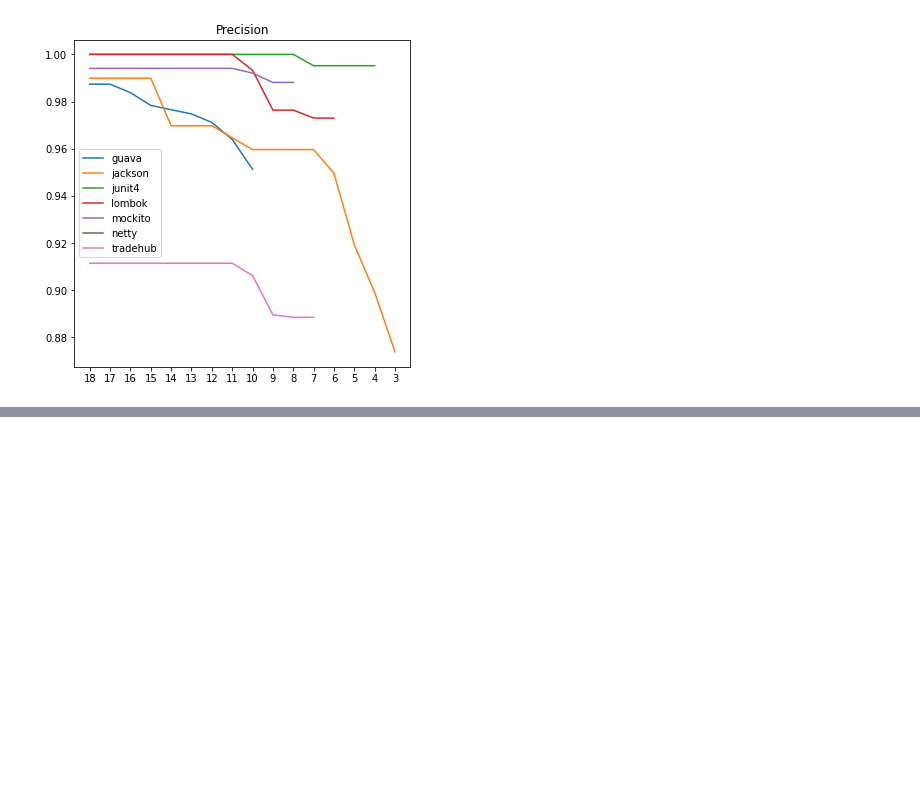
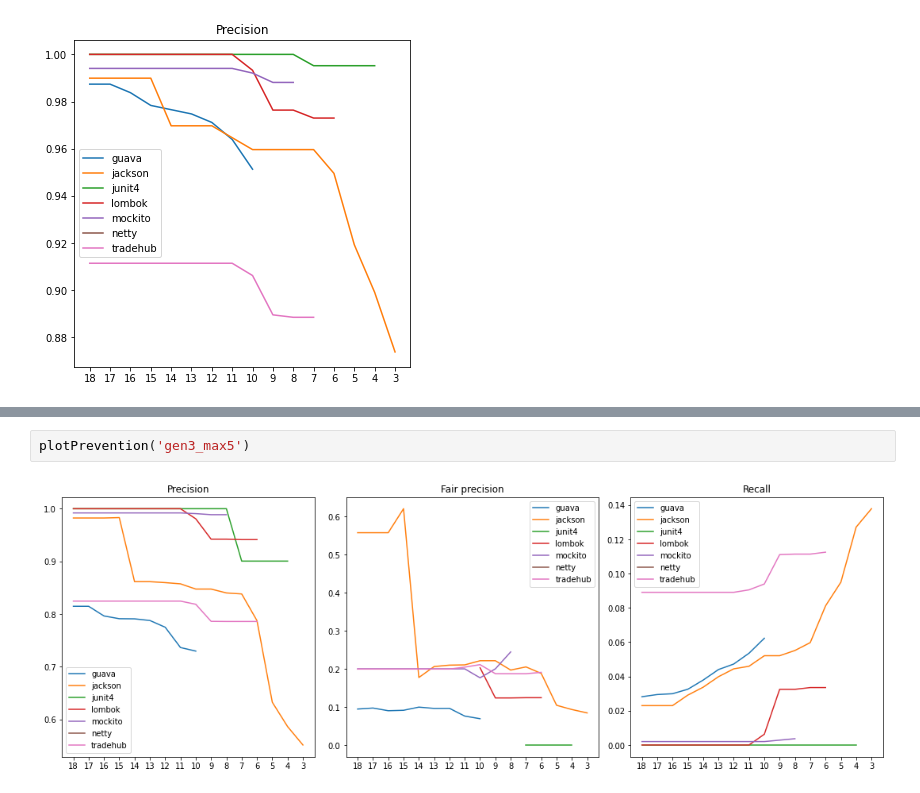
Before and after one commit to mrmegapolys/GitRules, a Jupyter notebook: notebooks/evaluation.ipynb, the cells around one changed output, grey strips where cells are left out. Cells and saved outputs as stored; diff of their text form; blank space fills up the shorter version.

```diff
--- a/notebooks/evaluation.ipynb
+++ b/notebooks/evaluation.ipynb
@@ -142,0 +147,4 @@ plotFalseAlarm('gen3_max8')
+# %%
+plotPrevention('gen3_max5')
+# %% [output]
+[figure, added]
```
Also changed, not shown: parts of 2 cells of this notebook, 9 other files.
